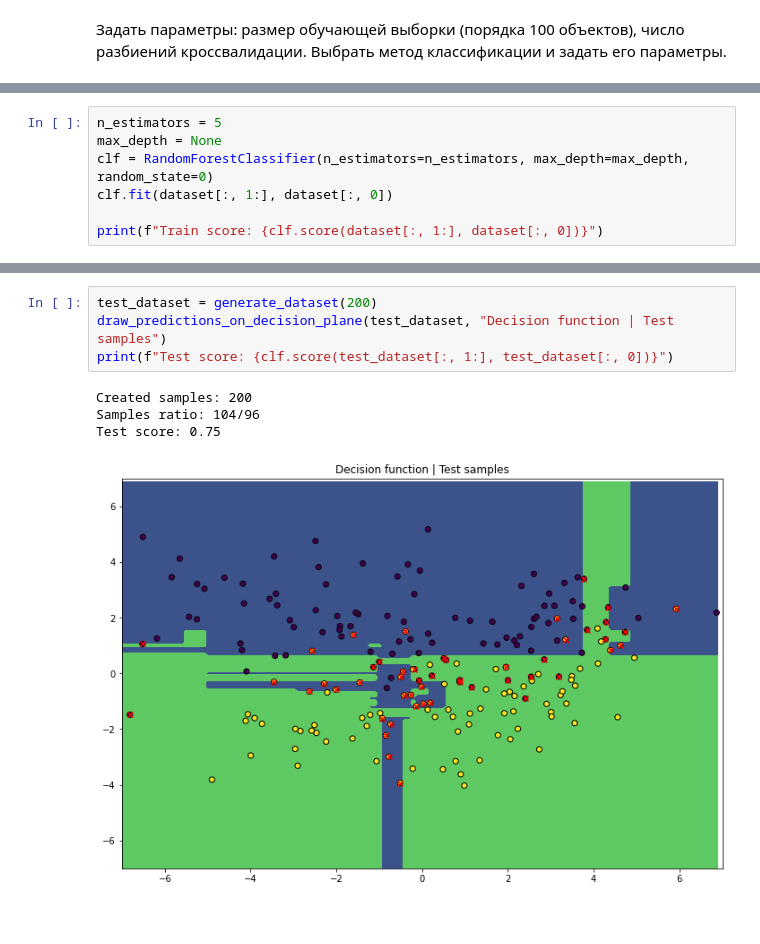
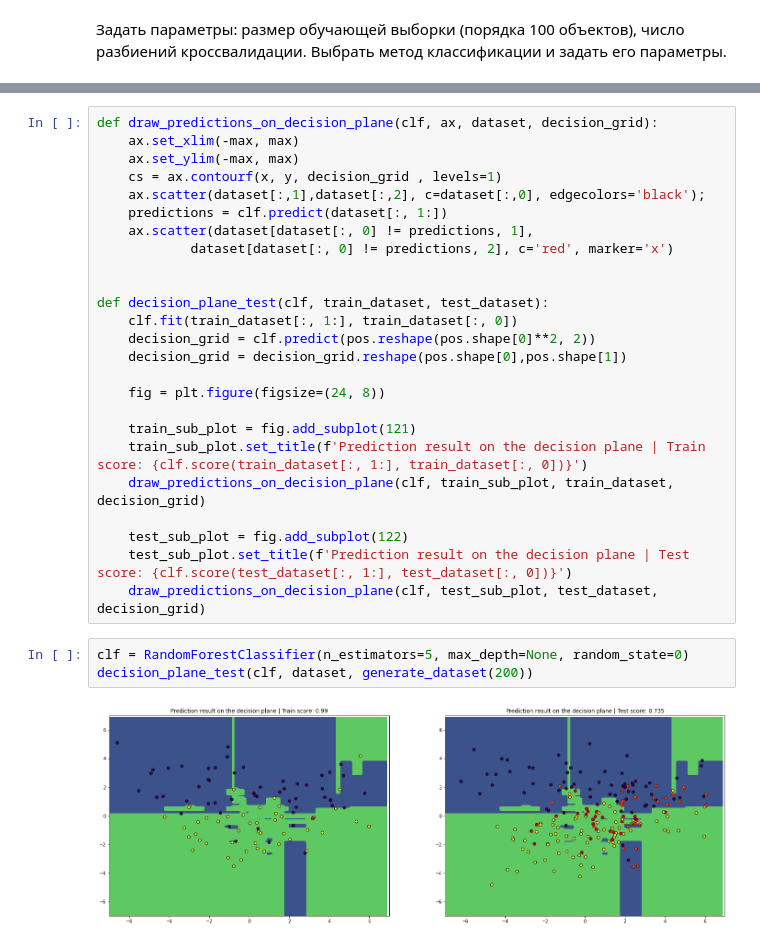
Before and after one commit to pishchev/RGR, a Jupyter notebook: RGR.ipynb, the cells around one changed output, grey strips where cells are left out. Drawn from its saved outputs; the diff is of its cells as text.

```diff
--- a/RGR.ipynb
+++ b/RGR.ipynb
@@ -107,7 +107,0 @@ ax.scatter(dataset[:,1],dataset[:,2], c=dataset[:,0], edgecolors='black');
-# %%
-n_estimators = 5
-max_depth = None
-clf = RandomForestClassifier(n_estimators=n_estimators, max_depth=max_depth, random_state=0)
-clf.fit(dataset[:, 1:], dataset[:, 0])
-
-print(f"Train score: {clf.score(dataset[:, 1:], dataset[:, 0])}")
@@ -136,9 +108,30 @@ draw_predictions_on_decision_plane(dataset, "Decision function | Train samples")
-# %%
-test_dataset = generate_dataset(200)
-draw_predictions_on_decision_plane(test_dataset, "Decision function | Test samples")
-print(f"Test score: {clf.score(test_dataset[:, 1:], test_dataset[:, 0])}")
-# %% [output]
-Created samples: 200
-Samples ratio: 104/96
-Test score: 0.75
-[figure, removed]
+# %%
+def draw_predictions_on_decision_plane(clf, ax, dataset, decision_grid):
+    ax.set_xlim(-max, max)
+    ax.set_ylim(-max, max)
+    cs = ax.contourf(x, y, decision_grid , levels=1)
+    ax.scatter(dataset[:,1],dataset[:,2], c=dataset[:,0], edgecolors='black');
+    predictions = clf.predict(dataset[:, 1:])
+    ax.scatter(dataset[dataset[:, 0] != predictions, 1],
+            dataset[dataset[:, 0] != predictions, 2], c='red', marker='x')
+
+
+def decision_plane_test(clf, train_dataset, test_dataset):
+    clf.fit(train_dataset[:, 1:], train_dataset[:, 0])
+    decision_grid = clf.predict(pos.reshape(pos.shape[0]**2, 2))
+    decision_grid = decision_grid.reshape(pos.shape[0],pos.shape[1])
+
+    fig = plt.figure(figsize=(24, 8))
+
+    train_sub_plot = fig.add_subplot(121)
+    train_sub_plot.set_title(f'Prediction result on the decision plane | Train score: {clf.score(train_dataset[:, 1:], train_dataset[:, 0])}')
+    draw_predictions_on_decision_plane(clf, train_sub_plot, train_dataset, decision_grid)
+
+    test_sub_plot = fig.add_subplot(122)
+    test_sub_plot.set_title(f'Prediction result on the decision plane | Test score: {clf.score(test_dataset[:, 1:], test_dataset[:, 0])}')
+    draw_predictions_on_decision_plane(clf, test_sub_plot, test_dataset, decision_grid)
+# %%
+clf = RandomForestClassifier(n_estimators=5, max_depth=None, random_state=0)
+decision_plane_test(clf, dataset, generate_dataset(200))
+# %% [output]
+[figure, added]
```
Also changed, not shown: parts of 7 cells of this notebook.
